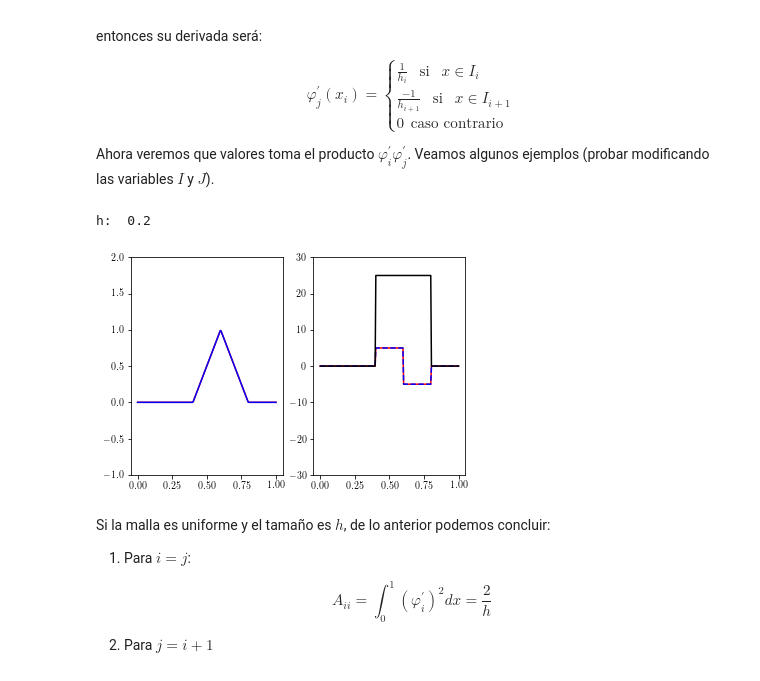
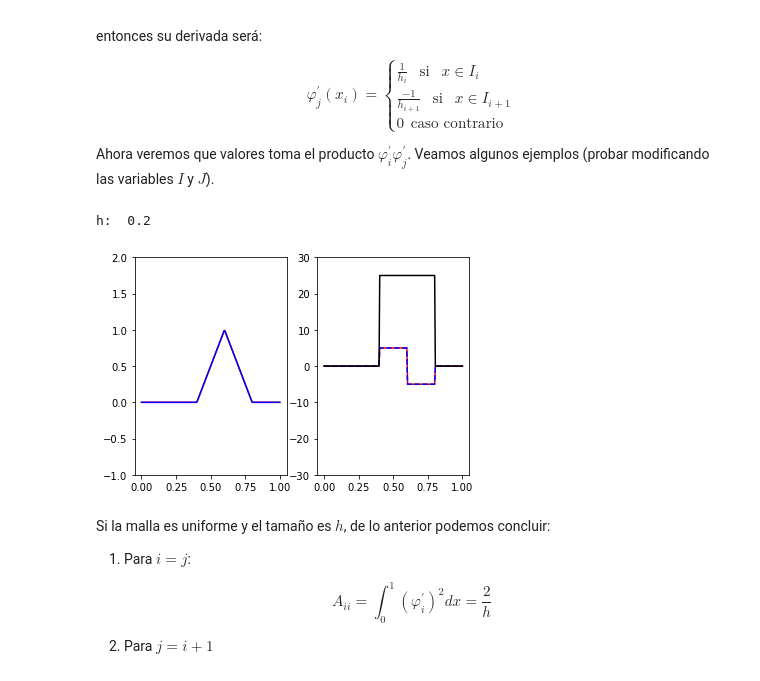
Before and after one commit to rirastorza/Intro2FEM, a Jupyter notebook: Elementos_finitos_en_1D/fem1D.ipynb, the cells around one changed output. Cells and saved outputs as stored; diff of their text form; code cells hidden in the pictures.

```diff
--- a/Elementos_finitos_en_1D/fem1D.ipynb
+++ b/Elementos_finitos_en_1D/fem1D.ipynb
@@ -147,36 +147,34 @@ def dphi(x,xi,i):
         else:
             f[m] = 0.0
     return f
 
 nx = 5 #numero de intervalos
 nodos = nx+1 #cantidad de nodos
 xi = np.linspace(0,1,nodos) #nodos equiespaciados
 x = np.linspace(0,1,200) #continuo
 
 print('h: ',xi[1]-xi[0])
 
 I = 3
 J = 3
 
 phi_I = phi(x,xi,I)#phi_i
 phi_J = phi(x,xi,J)#phi_j
 dphi_I = dphi(x,xi,I)#phi_i
 dphi_J = dphi(x,xi,J)#phi_j
-plt.rc('text', usetex=True)
-plt.rc('font', family='serif')
 fig, axs = plt.subplots(1,2)
 axs[0].plot(x,phi_I,'r')
 axs[0].plot(x,phi_J,'b')
 axs[0].set_ylim(-1,2)
 #axs[0].axhline(0, color='gray');
 axs[1].plot(x,dphi_I,'r-')
 axs[1].plot(x,dphi_J,'b--')
 axs[1].plot(x,dphi_J*dphi_I,'k')
 axs[1].set_ylim(-30,30);
 #axs[1].axhline(0, color='gray');
 # %% [output]
 h:  0.2
-[figure, old version]
+[figure, new version]
 # %% [markdown]
 Si la malla es uniforme y el tamaño es $h$, de lo anterior podemos concluir:
 
```
Also changed, not shown: parts of 1 cell of this notebook.
